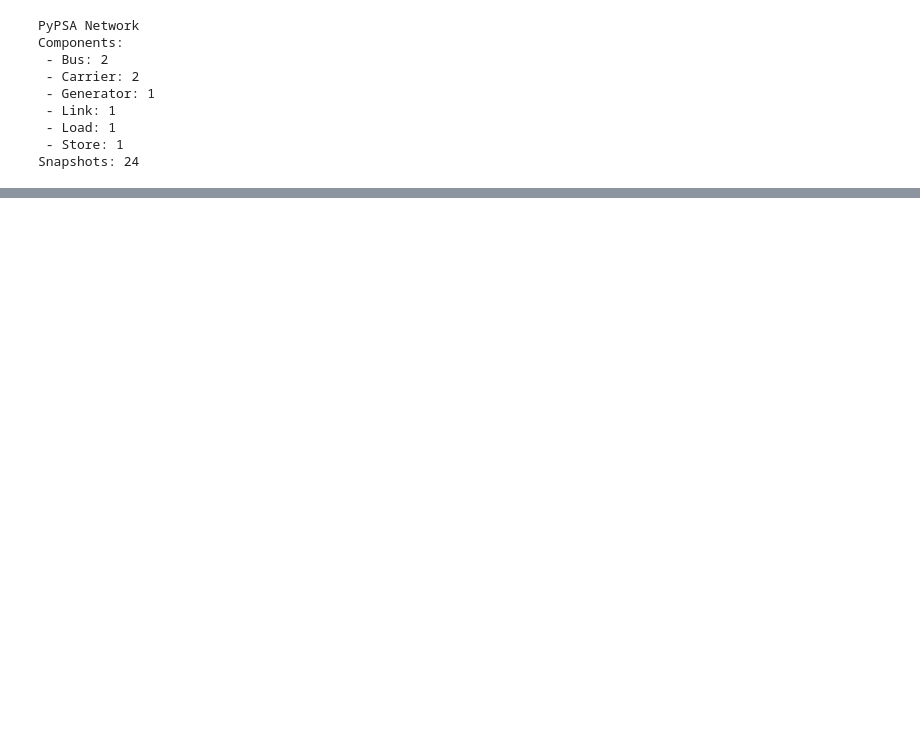
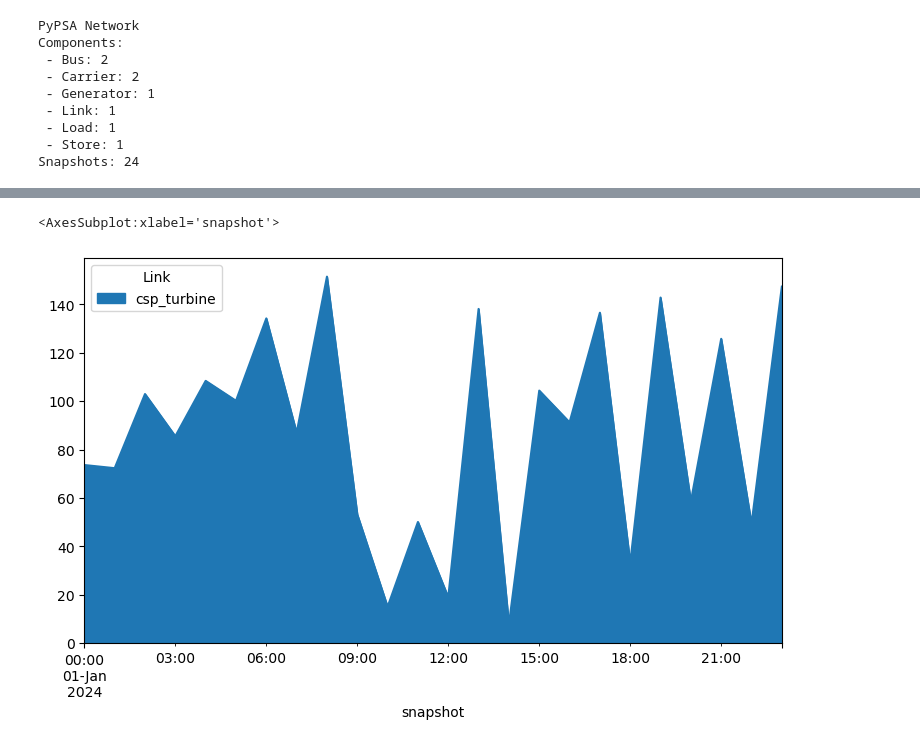
Before and after one commit to GbotemiB/csp-design, a Jupyter notebook: csp.ipynb, the cells around one changed output, grey strips where cells are left out. Saved outputs shown, nothing was run; the diff lists cells and outputs as text; code cells hidden in the pictures; blank space fills up the shorter version.

```diff
--- a/csp.ipynb
+++ b/csp.ipynb
@@ -103,0 +109,5 @@ n.objective
+# %%
+n.links_t.p0.plot.area(figsize=(9, 5))
+# %% [output]
+<AxesSubplot:xlabel='snapshot'>
+[figure, added]
```
Also changed, not shown: parts of 8 cells of this notebook.
